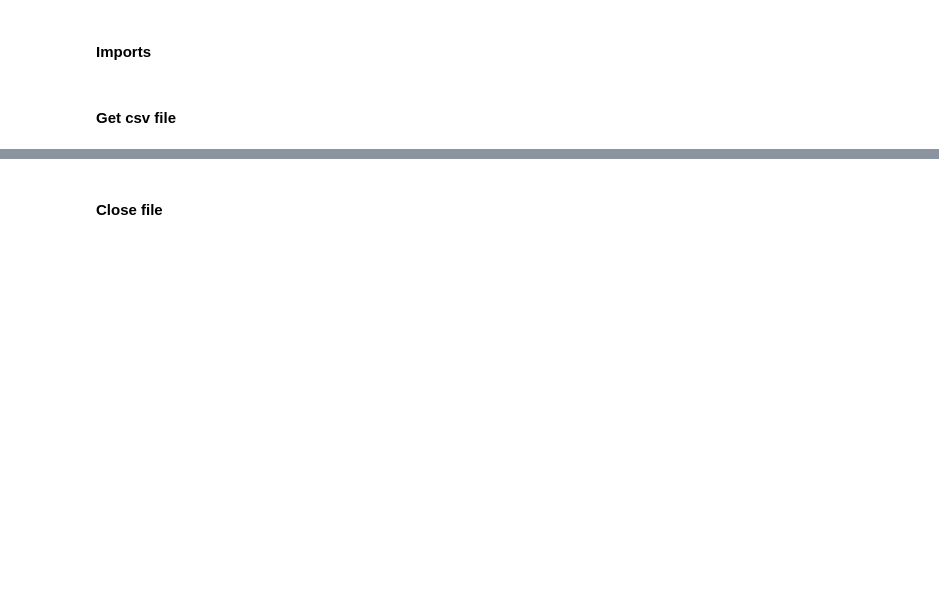
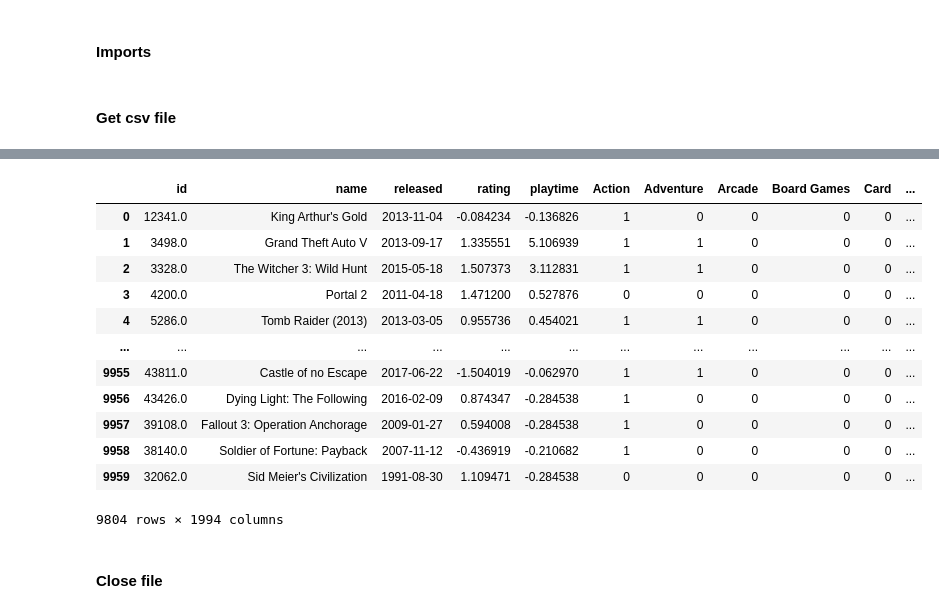
Before and after one commit to wanickols/GRS, a Jupyter notebook: Clean Data.ipynb, the cells around one changed output, grey strips where cells are left out. Drawn from its saved outputs; the diff is of its cells as text; code cells hidden in the pictures; blank space fills up the shorter version.

```diff
--- a/Clean Data.ipynb
+++ b/Clean Data.ipynb
@@ -108,0 +57,2 @@ Name: count, Length: 8546, dtype: int64
+# %%
+df = df.dropna()
@@ -108,0 +67,3 @@ Name: count, Length: 8546, dtype: int64
+# %%
+df['playtime'] = (df['playtime'] - df['playtime'].mean())/df['playtime'].std()
+print(df['playtime'])
@@ -109,3 +155,19 @@ Name: count, Length: 8546, dtype: int64
+# %%
+df.to_csv("clean_data.csv", index=False)
+# %% [output]
+|  | id | name | released | rating | playtime | Action | Adventure | Arcade | Board Games | Card | ... |
+| 0 | 12341.0 | King Arthur's Gold | 2013-11-04 | -0.084234 | -0.136826 | 1 | 0 | 0 | 0 | 0 | ... |
+| 1 | 3498.0 | Grand Theft Auto V | 2013-09-17 | 1.335551 | 5.106939 | 1 | 1 | 0 | 0 | 0 | ... |
+| 2 | 3328.0 | The Witcher 3: Wild Hunt | 2015-05-18 | 1.507373 | 3.112831 | 1 | 1 | 0 | 0 | 0 | ... |
+| 3 | 4200.0 | Portal 2 | 2011-04-18 | 1.471200 | 0.527876 | 0 | 0 | 0 | 0 | 0 | ... |
+| 4 | 5286.0 | Tomb Raider (2013) | 2013-03-05 | 0.955736 | 0.454021 | 1 | 1 | 0 | 0 | 0 | ... |
+| ... | ... | ... | ... | ... | ... | ... | ... | ... | ... | ... | ... |
+| 9955 | 43811.0 | Castle of no Escape | 2017-06-22 | -1.504019 | -0.062970 | 1 | 1 | 0 | 0 | 0 | ... |
+| 9956 | 43426.0 | Dying Light: The Following | 2016-02-09 | 0.874347 | -0.284538 | 1 | 0 | 0 | 0 | 0 | ... |
+| 9957 | 39108.0 | Fallout 3: Operation Anchorage | 2009-01-27 | 0.594008 | -0.284538 | 1 | 0 | 0 | 0 | 0 | ... |
+| 9958 | 38140.0 | Soldier of Fortune: Payback | 2007-11-12 | -0.436919 | -0.210682 | 1 | 0 | 0 | 0 | 0 | ... |
+| 9959 | 32062.0 | Sid Meier's Civilization | 1991-08-30 | 1.109471 | -0.284538 | 0 | 0 | 0 | 0 | 0 | ... |
+9804 rows × 1994 columns
 # %% [markdown]
 #### Close file
 # %%
```
Also changed, not shown: parts of 14 cells of this notebook, 2 other files.
